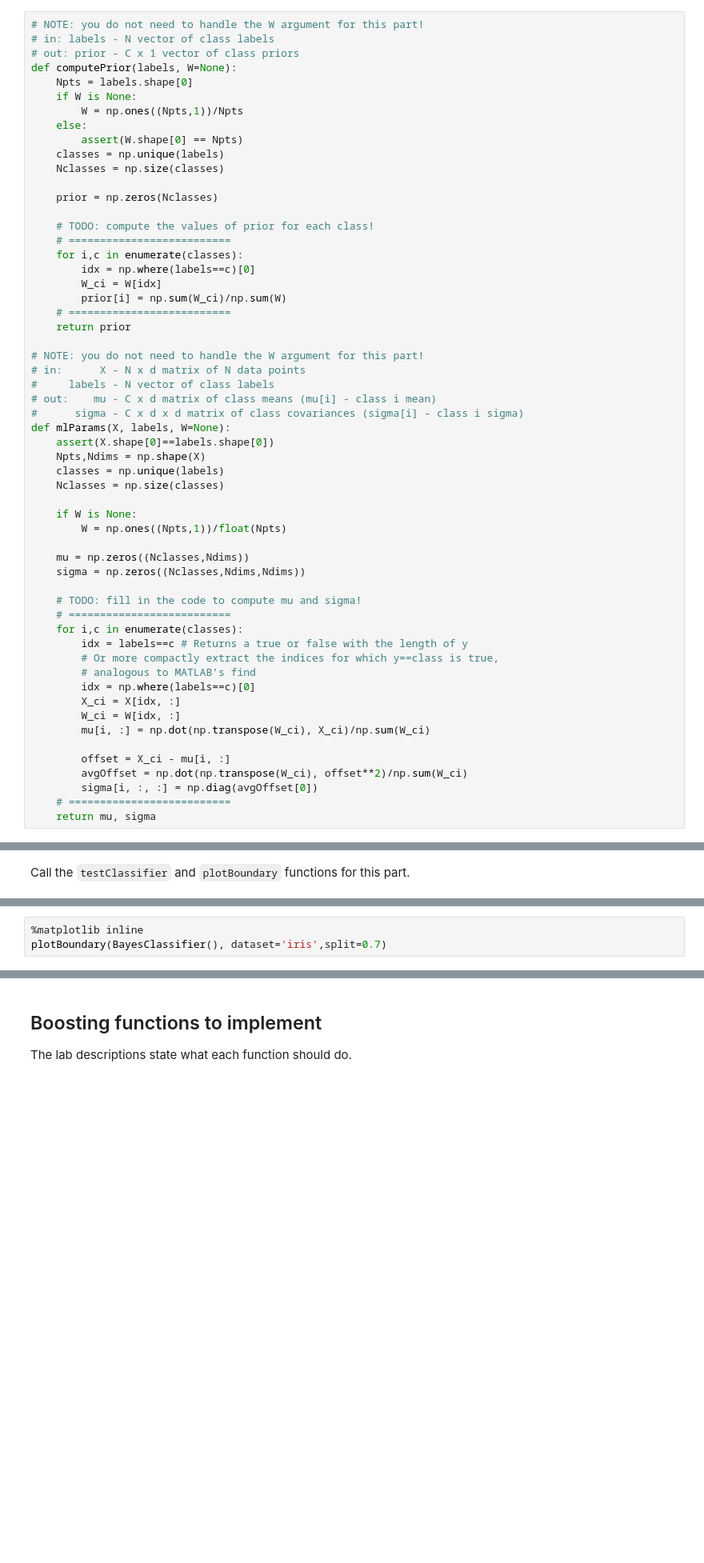
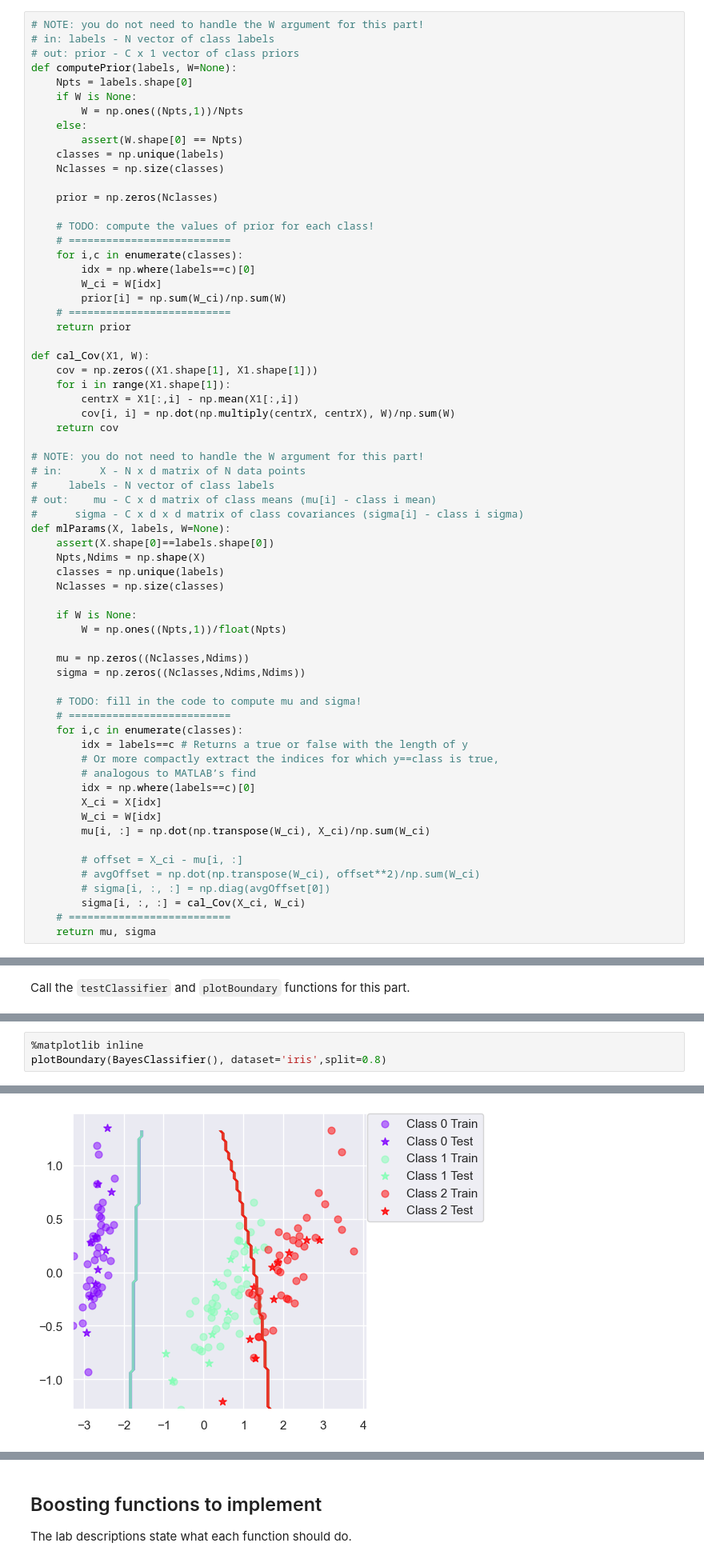
Before and after one commit to cetceeve/KTH-DD2421-machine-learning-labs, a Jupyter notebook: lab3py/lab3.ipynb, the cells around one changed output, grey strips where cells are left out. Shown at 80% size. Drawn from its saved outputs; the diff is of its cells as text; blank space fills up the shorter version.

```diff
--- a/lab3py/lab3.ipynb
+++ b/lab3py/lab3.ipynb
@@ -114,6 +117,13 @@ def computePrior(labels, W=None):
         prior[i] = np.sum(W_ci)/np.sum(W)
     # ==========================
     return prior
+
+def cal_Cov(X1, W):
+    cov = np.zeros((X1.shape[1], X1.shape[1]))
+    for i in range(X1.shape[1]):
+        centrX = X1[:,i] - np.mean(X1[:,i])
+        cov[i, i] = np.dot(np.multiply(centrX, centrX), W)/np.sum(W)
+    return cov
 
 # NOTE: you do not need to handle the W argument for this part!
 # in:      X - N x d matrix of N data points
@@ -139,13 +149,14 @@ def mlParams(X, labels, W=None):
         # Or more compactly extract the indices for which y==class is true,
         # analogous to MATLAB’s find
         idx = np.where(labels==c)[0]
-        X_ci = X[idx, :]
-        W_ci = W[idx, :]
+        X_ci = X[idx]
+        W_ci = W[idx]
         mu[i, :] = np.dot(np.transpose(W_ci), X_ci)/np.sum(W_ci)
 
-        offset = X_ci - mu[i, :]
-        avgOffset = np.dot(np.transpose(W_ci), offset**2)/np.sum(W_ci)
-        sigma[i, :, :] = np.diag(avgOffset[0])
+        # offset = X_ci - mu[i, :]
+        # avgOffset = np.dot(np.transpose(W_ci), offset**2)/np.sum(W_ci)
+        # sigma[i, :, :] = np.diag(avgOffset[0])
+        sigma[i, :, :] = cal_Cov(X_ci, W_ci)
     # ==========================
     return mu, sigma
 # %% [markdown]
@@ -261,3 +252,4 @@ Final mean classification accuracy  64.7 with standard deviation 4.03
 # %%
 %matplotlib inline
-plotBoundary(BayesClassifier(), dataset='iris',split=0.7)
+plotBoundary(BayesClassifier(), dataset='iris',split=0.8)
+# %% [output]
@@ -263,0 +262 @@ plotBoundary(BayesClassifier(), dataset='iris',split=0.7)
+[figure, added]
```
Also changed, not shown: parts of 34 cells of this notebook, 1 other file.
